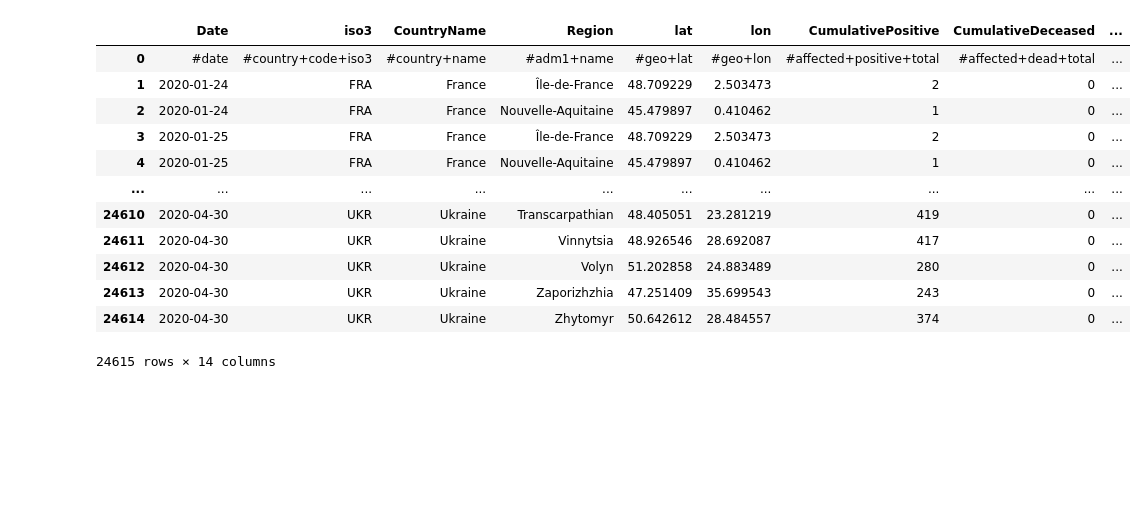
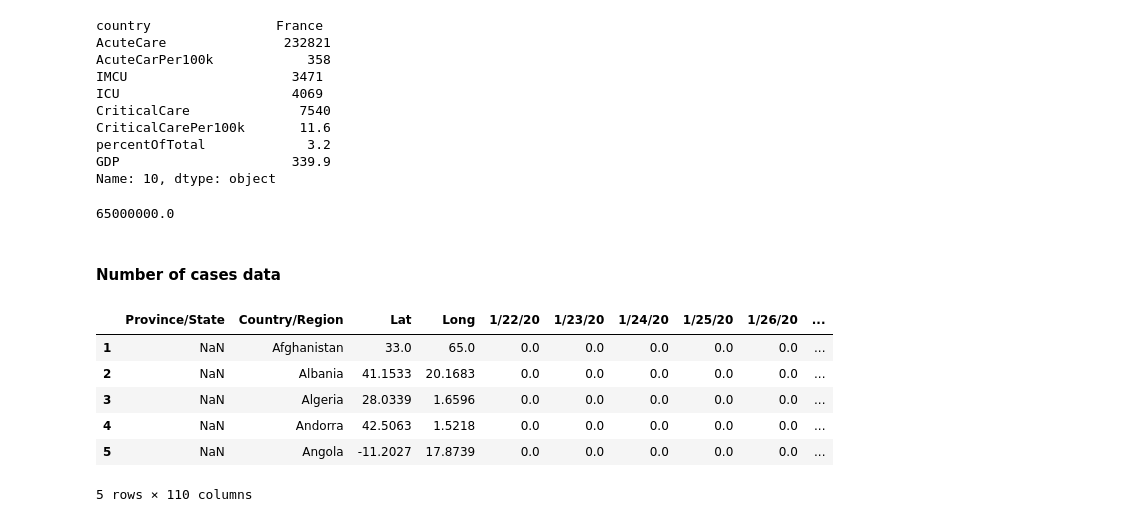
Before and after one commit to RobindeGrootNL/COVID-19-Data-Driven-Policy-Advisor-Tool, a Jupyter notebook: python/data handling/DataCleaning.ipynb, the cells around one changed output. Cells and saved outputs as stored; diff of their text form; code cells hidden in the pictures; blank space fills up the shorter version.

Commit message:
Prepare cases deaths recovered data

```diff
--- a/python/data handling/DataCleaning.ipynb
+++ b/python/data handling/DataCleaning.ipynb
@@ -25,16 +26,38 @@ df_cases = pd.read_csv('jrc-covid-19-hxl.csv')
+# %%
+df_ICU_fr
+# %% [output]
+country                France
+AcuteCare               232821
+AcuteCarPer100k            358
+IMCU                     3471
+ICU                      4069
+CriticalCare              7540
+CriticalCarePer100k       11.6
+percentOfTotal             3.2
+GDP                      339.9
+Name: 10, dtype: object
+# %%
+pop_france = df_ICU_fr['CriticalCare'] / df_ICU_fr['CriticalCarePer100k'] * 100000
+pop_france
+# %% [output]
+65000000.0
+# %% [markdown]
+#### Number of cases data
+# %%
+df_cases = pd.read_csv('JHU_confirmed_global_iso3_regions.csv')
+df_deaths = pd.read_csv('JHU_deaths_global_iso3_regions.csv')
+df_recovered = pd.read_csv('JHU_recovered_global_iso3_regions.csv')
+# %%
+df_cases = df_cases.drop(df_cases.index[0])
+df_deaths = df_deaths.drop(df_deaths.index[0])
+df_recovered = df_recovered.drop(df_recovered.index[0])
 # %%
-df_cases
+df_cases.head()
 # %% [output]
-|  | Date | iso3 | CountryName | Region | lat | lon | CumulativePositive | CumulativeDeceased | ... |
-| 0 | #date | #country+code+iso3 | #country+name | #adm1+name | #geo+lat | #geo+lon | #affected+positive+total | #affected+dead+total | ... |
-| 1 | 2020-01-24 | FRA | France | Île-de-France | 48.709229 | 2.503473 | 2 | 0 | ... |
-| 2 | 2020-01-24 | FRA | France | Nouvelle-Aquitaine | 45.479897 | 0.410462 | 1 | 0 | ... |
-| 3 | 2020-01-25 | FRA | France | Île-de-France | 48.709229 | 2.503473 | 2 | 0 | ... |
-| 4 | 2020-01-25 | FRA | France | Nouvelle-Aquitaine | 45.479897 | 0.410462 | 1 | 0 | ... |
-| ... | ... | ... | ... | ... | ... | ... | ... | ... | ... |
-| 24610 | 2020-04-30 | UKR | Ukraine | Transcarpathian | 48.405051 | 23.281219 | 419 | 0 | ... |
-| 24611 | 2020-04-30 | UKR | Ukraine | Vinnytsia | 48.926546 | 28.692087 | 417 | 0 | ... |
-| 24612 | 2020-04-30 | UKR | Ukraine | Volyn | 51.202858 | 24.883489 | 280 | 0 | ... |
-| 24613 | 2020-04-30 | UKR | Ukraine | Zaporizhzhia | 47.251409 | 35.699543 | 243 | 0 | ... |
-| 24614 | 2020-04-30 | UKR | Ukraine | Zhytomyr | 50.642612 | 28.484557 | 374 | 0 | ... |
+|  | Province/State | Country/Region | Lat | Long | 1/22/20 | 1/23/20 | 1/24/20 | 1/25/20 | 1/26/20 | ... |
+| 1 | NaN | Afghanistan | 33.0 | 65.0 | 0.0 | 0.0 | 0.0 | 0.0 | 0.0 | ... |
+| 2 | NaN | Albania | 41.1533 | 20.1683 | 0.0 | 0.0 | 0.0 | 0.0 | 0.0 | ... |
+| 3 | NaN | Algeria | 28.0339 | 1.6596 | 0.0 | 0.0 | 0.0 | 0.0 | 0.0 | ... |
+| 4 | NaN | Andorra | 42.5063 | 1.5218 | 0.0 | 0.0 | 0.0 | 0.0 | 0.0 | ... |
+| 5 | NaN | Angola | -11.2027 | 17.8739 | 0.0 | 0.0 | 0.0 | 0.0 | 0.0 | ... |
-24615 rows × 14 columns
+5 rows × 110 columns
```
Also changed, not shown: parts of 24 cells of this notebook, 4 other files.
